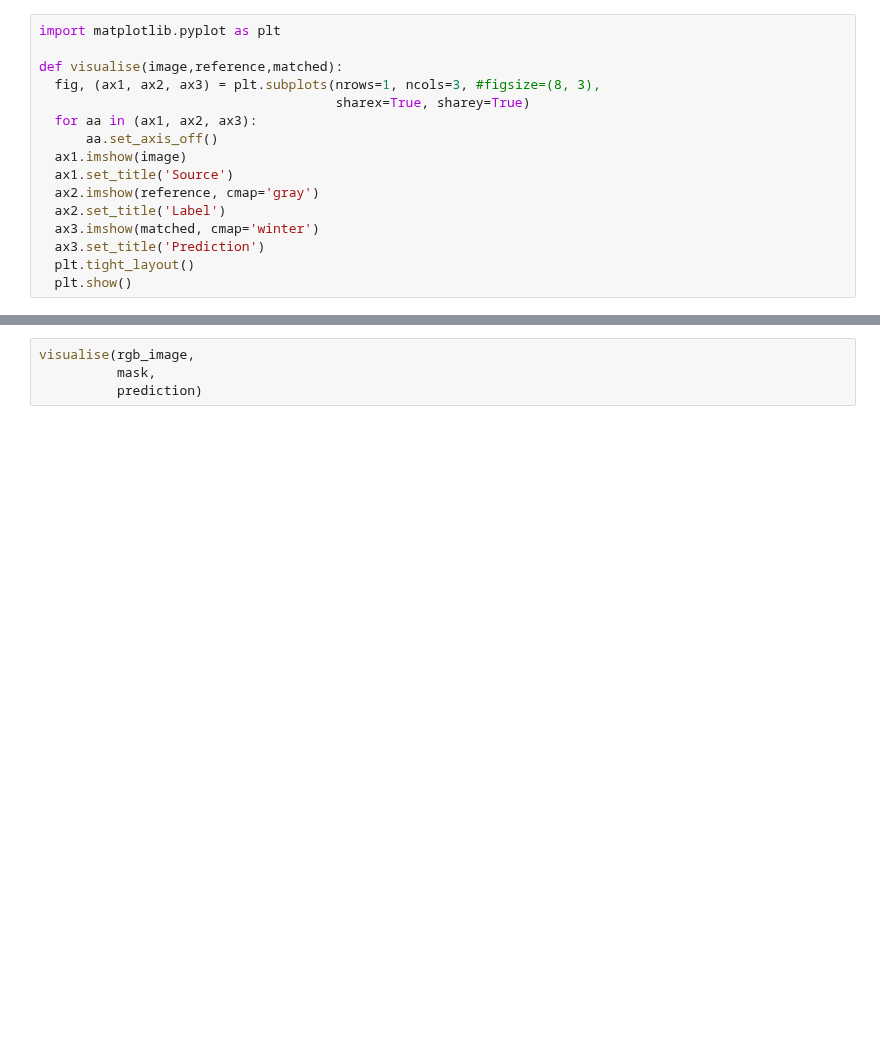
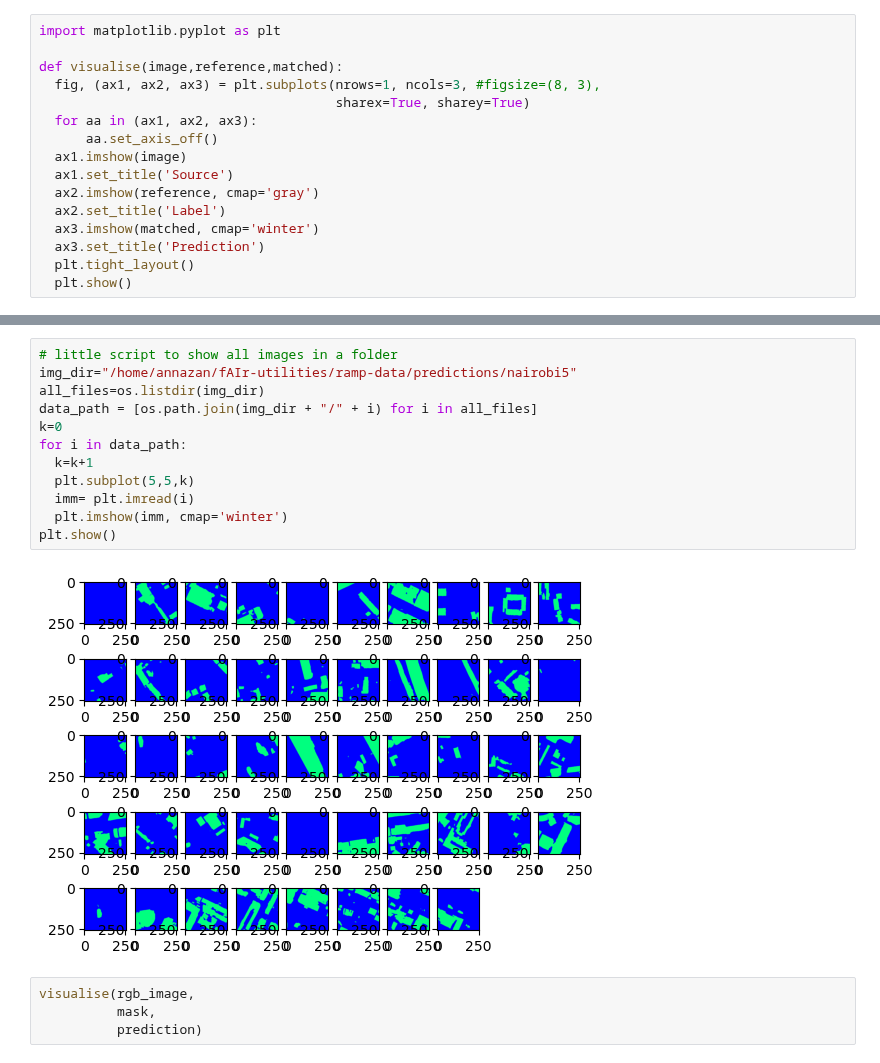
Before and after one commit to ciupava/fAIr-utilities, a Jupyter notebook: hot_fair_utilities/inference/basic_testing.ipynb, the cells around one changed output, grey strips where cells are left out. Cells and saved outputs as stored; diff of their text form; blank space fills up the shorter version.

```diff
--- a/hot_fair_utilities/inference/basic_testing.ipynb
+++ b/hot_fair_utilities/inference/basic_testing.ipynb
@@ -41,3 +43,17 @@ plt.imshow(rgb_image)
+# %%
+# little script to show all images in a folder
+img_dir="/home/annazan/fAIr-utilities/ramp-data/predictions/nairobi5"
+all_files=os.listdir(img_dir)
+data_path = [os.path.join(img_dir + "/" + i) for i in all_files]
+k=0
+for i in data_path:
+  k=k+1
+  plt.subplot(5,5,k)
+  imm= plt.imread(i)
+  plt.imshow(imm, cmap='winter')
+plt.show()
+# %% [output]
+[figure, added]
 # %%
 visualise(rgb_image,
           mask,
```
Also changed, not shown: parts of 3 cells of this notebook, 4 other files.
